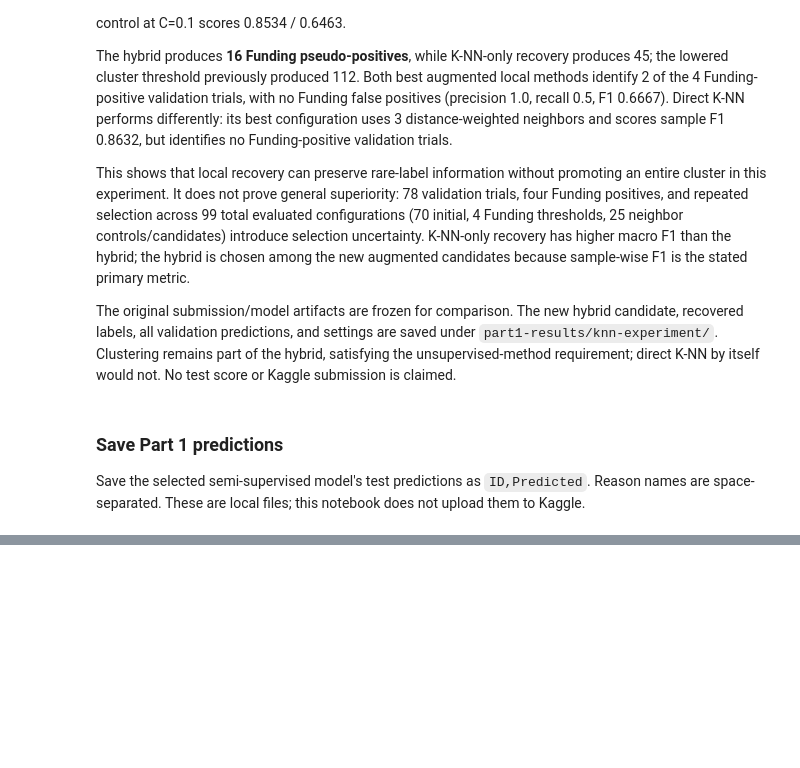
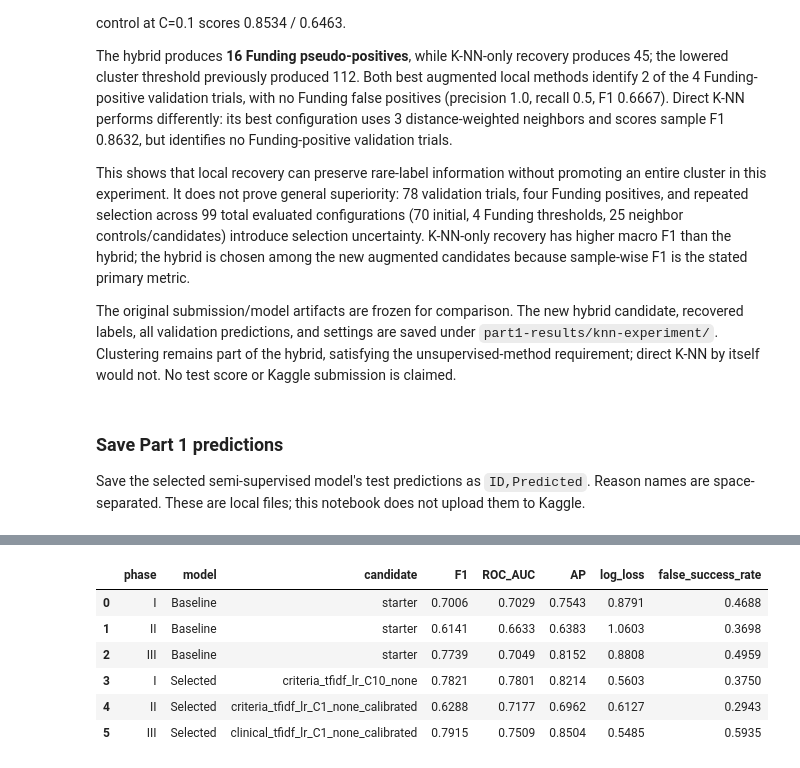
Before and after one commit to jontumalle/applied-ml-midterm, a Jupyter notebook: CS5785_Midterm_Starter.ipynb, the cells around one changed output, grey strips where cells are left out. Saved outputs shown, nothing was run; the diff lists cells and outputs as text; code cells hidden in the pictures; blank space fills up the shorter version.

Commit message:
Implement phase-specific outcome models and reason-based error analysis

```diff
--- a/CS5785_Midterm_Starter.ipynb
+++ b/CS5785_Midterm_Starter.ipynb
@@ -950,0 +1159,93 @@ part2_submission.head()
+# %%
+for phase in PHASES:
+    for feature_set in ("criteria_tfidf", "clinical_tfidf", "clinical_knowledge_year"):
+        for c in (0.1, 1.0, 10.0):
+            for balancing in (None, "balanced"):
+                candidate = f"{feature_set}_lr_C{c:g}_{balancing or 'none'}"
+                evaluate_outcome_candidate(phase, candidate,
+                    outcome_pipeline(feature_set, C=c, class_weight=balancing),
+                    {"family": "lr", "features": feature_set, "C": c,
+                     "class_weight": balancing or "none", "alpha": np.nan, "calibration": "none"})
+    for feature_set in ("criteria_tfidf", "clinical_tfidf"):
+        for alpha in (0.1, 1.0, 10.0):
+            candidate = f"{feature_set}_mnb_alpha{alpha:g}"
+            evaluate_outcome_candidate(phase, candidate,
+                outcome_pipeline(feature_set, family="multinomial_nb", alpha=alpha),
+                {"family": "multinomial_nb", "features": feature_set, "C": np.nan,
+                 "class_weight": "none", "alpha": alpha, "calibration": "none"})
+    phase_records = pd.DataFrame([row for row in part2_records if row["phase"] == phase])
+    best_lr = phase_records[(phase_records.family == "lr") & (phase_records.features != "starter_bow")].sort_values(
+        "log_loss", kind="stable").iloc[0]
+    for source in ("starter", best_lr.candidate):
+        spec = dict(part2_specs[(phase, source)])
+        spec["calibration"] = "sigmoid_3fold"
+        calibrated = CalibratedClassifierCV(
+            estimator=clone(part2_candidates[(phase, source)]), method="sigmoid",
+            cv=StratifiedKFold(n_splits=3, shuffle=True, random_state=42), ensemble=True)
+        evaluate_outcome_candidate(phase, source + "_calibrated", calibrated, spec)
+    print("Finished candidate comparisons for phase", phase)
+
+part2_experiments = pd.DataFrame(part2_records)
+assert len(part2_experiments) == 81  # 27 configurations per phase including the baseline.
+part2_experiments.to_csv(PART2_RESULTS / "experiments.csv", index=False)
+family_comparison = part2_experiments.sort_values("log_loss", kind="stable").groupby(
+    ["phase", "family", "calibration"], sort=False).head(1)
+family_comparison.to_csv(PART2_RESULTS / "family_comparison.csv", index=False)
+display(family_comparison[["phase", "candidate", "F1", "ROC_AUC", "AP", "log_loss"]].round(4))
+
+part2_selected_rows = []
+for phase in PHASES:
+    phase_results = part2_experiments[part2_experiments.phase == phase]
+    best_modified = phase_results[phase_results.candidate != "starter"].sort_values("log_loss", kind="stable").iloc[0]
+    original = phase_results[phase_results.candidate == "starter"].iloc[0]
+    chosen = best_modified if best_modified.log_loss < original.log_loss else original
+    part2_selected_rows.append(chosen)
+part2_selection = pd.DataFrame(part2_selected_rows).reset_index(drop=True)
+part2_selection.to_csv(PART2_RESULTS / "selected_models.csv", index=False)
+
+part2_selected_validation = outcome_val[["ID", "trial_id", "phase", "label"]].copy()
+part2_submission = outcome_test[["ID"]].copy()
+part2_submission["label"] = np.nan
+part2_selected_metadata = {}
+for row in part2_selected_rows:
+    phase, candidate = row.phase, row.candidate
+    validation_index = outcome_val.index[outcome_val.phase == phase]
+    test_index = outcome_test.index[outcome_test.phase == phase]
+    probability = part2_val_probabilities[(phase, candidate)]
+    part2_selected_validation.loc[validation_index, "probability"] = probability
+    part2_selected_validation.loc[validation_index, "prediction"] = (probability >= 0.5).astype(int)
+    part2_submission.loc[test_index, "label"] = part2_candidates[(phase, candidate)].predict_proba(
+        outcome_inputs["test"].loc[test_index])[:, 1]
+    part2_selected_metadata[phase] = {"candidate": candidate,
+        "spec": {k: (None if pd.isna(v) else v) for k, v in part2_specs[(phase, candidate)].items()},
+        "validation_log_loss": float(row.log_loss), "validation_F1": float(row.F1),
+        "decision_threshold": 0.5, "refit_on_validation": False}
+part2_selected_validation.to_csv(PART2_RESULTS / "selected_validation_predictions.csv", index=False)
+assert part2_submission.ID.equals(outcome_test.ID) and len(part2_submission) == 1500
+assert part2_submission.label.notna().all() and part2_submission.label.between(0, 1).all()
+assert outcome_test.phase.value_counts().eq(500).all()
+part2_submission.to_csv(PROJECT_DIR / "part2_submission.csv", index=False)
+_ = (PART2_RESULTS / "selected_models.json").write_text(json.dumps(part2_selected_metadata, indent=2) + "\n")
+_ = (PART2_RESULTS / "environment.json").write_text(json.dumps(
+    {name: version(name) for name in ["numpy", "pandas", "scipy", "scikit-learn", "matplotlib", "nbclient"]}, indent=2) + "\n")
+
+selected_failed_audit, selected_reason_errors = unsuccessful_reason_audit(part2_selected_validation)
+selected_failed_audit.to_csv(PART2_RESULTS / "selected_failed_trial_audit.csv", index=False)
+selected_reason_errors.to_csv(PART2_RESULTS / "selected_reason_errors.csv", index=False)
+part2_error_comparison = baseline_reason_errors.merge(selected_reason_errors,
+    on=["phase", "reason", "n", "observed_reason_n", "predicted_reason_n", "unmatched_n"],
+    suffixes=("_baseline", "_selected"), validate="one_to_one")
+assert len(part2_error_comparison) == 18
+part2_error_comparison["rate_change"] = part2_error_comparison.false_success_rate_selected - part2_error_comparison.false_success_rate_baseline
+part2_error_comparison.to_csv(PART2_RESULTS / "reason_error_comparison.csv", index=False)
+metric_comparison = pd.concat([
+    baseline_outcome_metrics.assign(model="Baseline"), part2_selection.assign(model="Selected")], ignore_index=True)
+metric_comparison.to_csv(PART2_RESULTS / "metric_comparison.csv", index=False)
+print("Baseline vs selected metrics (fixed threshold 0.5):")
+display(metric_comparison[["phase", "model", "candidate", "F1", "ROC_AUC", "AP", "log_loss", "false_success_rate"]].round(4))
+print("Baseline vs selected reason-group false-success rates:")
+display(part2_error_comparison.round(4))
+print("Equal-phase mean validation log loss: baseline =", baseline_outcome_metrics.log_loss.mean(),
+      "; selected =", part2_selection.log_loss.mean())
+print("Part 2 submission saved locally:", PROJECT_DIR / "part2_submission.csv")
+# %% [output]
@@ -950,0 +1266,7 @@ part2_submission.head()
+|  | phase | model | candidate | F1 | ROC_AUC | AP | log_loss | false_success_rate |
+| 0 | I | Baseline | starter | 0.7006 | 0.7029 | 0.7543 | 0.8791 | 0.4688 |
+| 1 | II | Baseline | starter | 0.6141 | 0.6633 | 0.6383 | 1.0603 | 0.3698 |
+| 2 | III | Baseline | starter | 0.7739 | 0.7049 | 0.8152 | 0.8808 | 0.4959 |
+| 3 | I | Selected | criteria_tfidf_lr_C10_none | 0.7821 | 0.7801 | 0.8214 | 0.5603 | 0.3750 |
+| 4 | II | Selected | criteria_tfidf_lr_C1_none_calibrated | 0.6288 | 0.7177 | 0.6962 | 0.6127 | 0.2943 |
+| 5 | III | Selected | clinical_tfidf_lr_C1_none_calibrated | 0.7915 | 0.7509 | 0.8504 | 0.5485 | 0.5935 |
```
Also changed, not shown: parts of 20 cells of this notebook, 24 other files.
